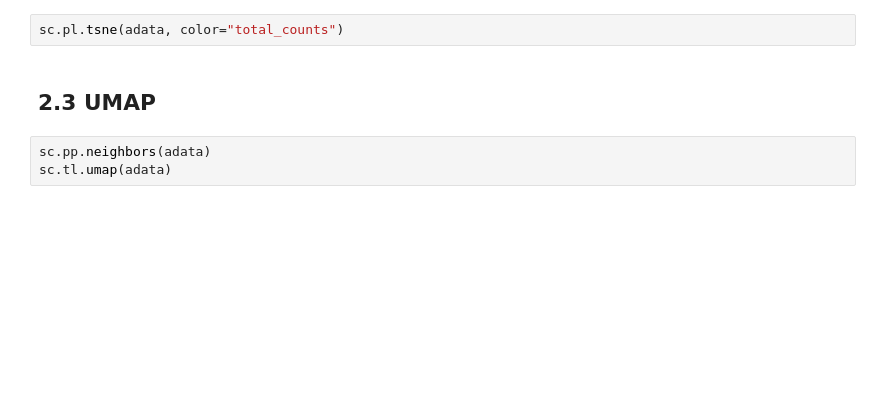
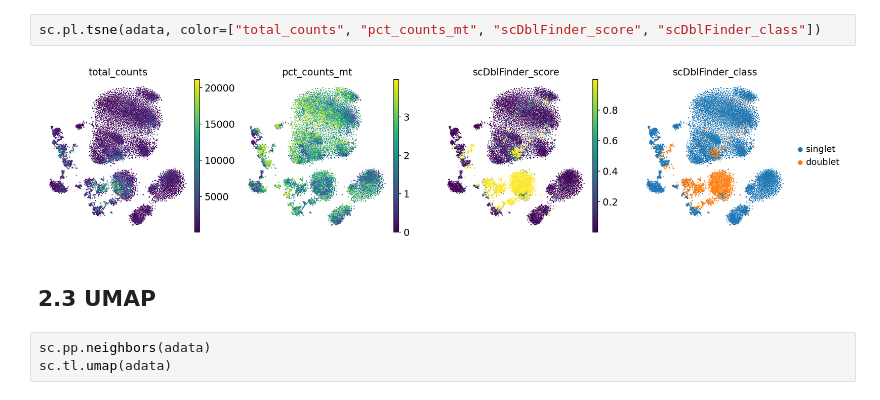
Before and after one commit to Functional-Genomics/scrnaseq_python_2023, a Jupyter notebook: practicals/practicals_02.ipynb, the cells around one changed output. Cells and saved outputs as stored; diff of their text form; blank space fills up the shorter version.

```diff
--- a/practicals/practicals_02.ipynb
+++ b/practicals/practicals_02.ipynb
@@ -42,5 +87,7 @@ sc.tl.tsne(adata, use_rep="X_pca")
 # %%
-sc.pl.tsne(adata, color="total_counts")
+sc.pl.tsne(adata, color=["total_counts", "pct_counts_mt", "scDblFinder_score", "scDblFinder_class"])
+# %% [output]
+[figure, added]
 # %% [markdown]
 ## 2.3 UMAP
 # %%
```
Also changed, not shown: parts of 28 cells of this notebook.
